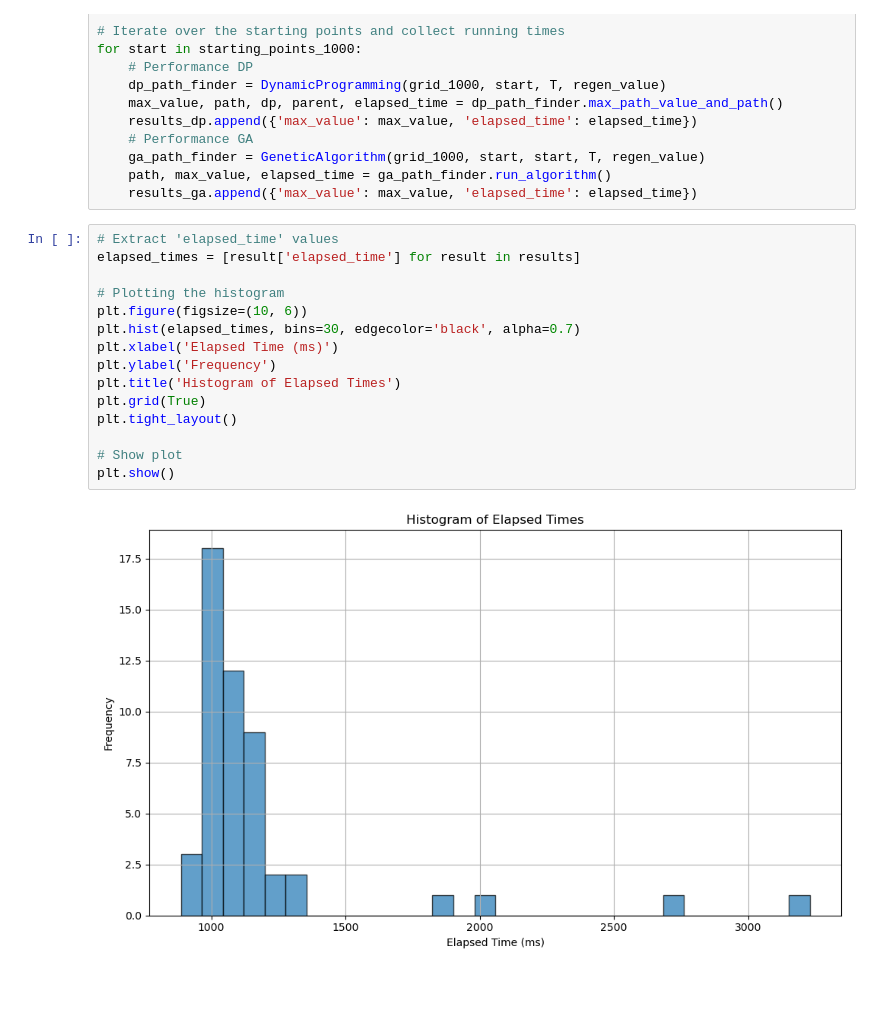
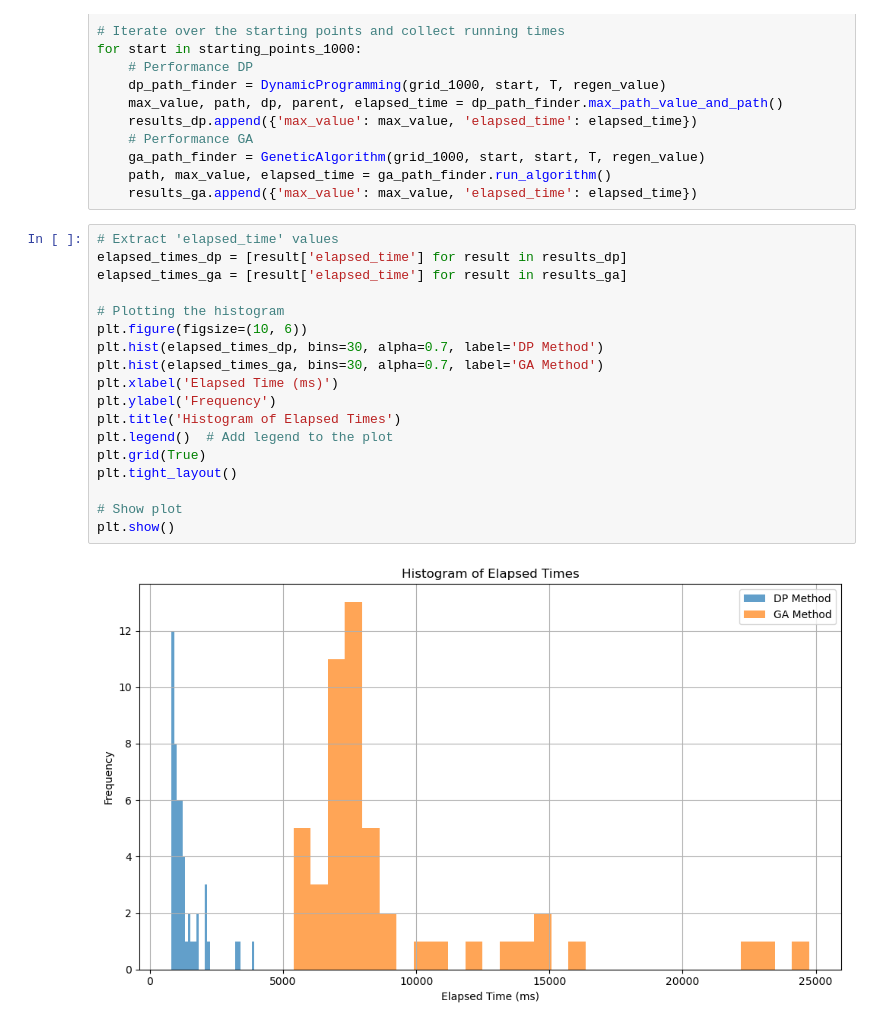
Before and after one commit to fperesadilo/DronePathfinder, a Jupyter notebook: demo.ipynb, the cells around one changed output. Saved outputs shown, nothing was run; the diff lists cells and outputs as text; blank space fills up the shorter version.

```diff
--- a/demo.ipynb
+++ b/demo.ipynb
@@ -86,18 +86,21 @@ for start in starting_points_1000:
     results_ga.append({'max_value': max_value, 'elapsed_time': elapsed_time})
 # %%
 # Extract 'elapsed_time' values
-elapsed_times = [result['elapsed_time'] for result in results]
+elapsed_times_dp = [result['elapsed_time'] for result in results_dp]
+elapsed_times_ga = [result['elapsed_time'] for result in results_ga]
 
 # Plotting the histogram
 plt.figure(figsize=(10, 6))
-plt.hist(elapsed_times, bins=30, edgecolor='black', alpha=0.7)
+plt.hist(elapsed_times_dp, bins=30, alpha=0.7, label='DP Method')
+plt.hist(elapsed_times_ga, bins=30, alpha=0.7, label='GA Method')
 plt.xlabel('Elapsed Time (ms)')
 plt.ylabel('Frequency')
 plt.title('Histogram of Elapsed Times')
+plt.legend()  # Add legend to the plot
 plt.grid(True)
 plt.tight_layout()
 
 # Show plot
 plt.show()
 # %% [output]
-[figure, old version]
+[figure, new version]
```
Also changed, not shown: 2 other files.
